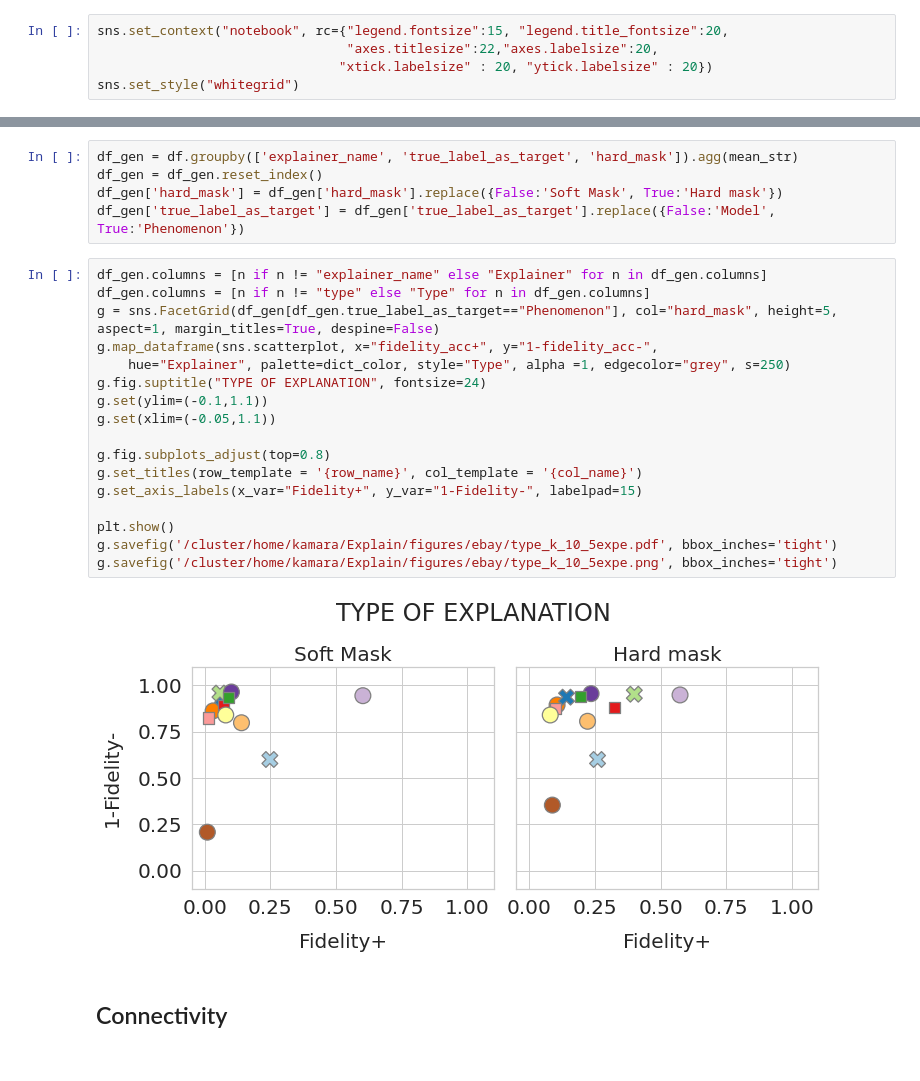
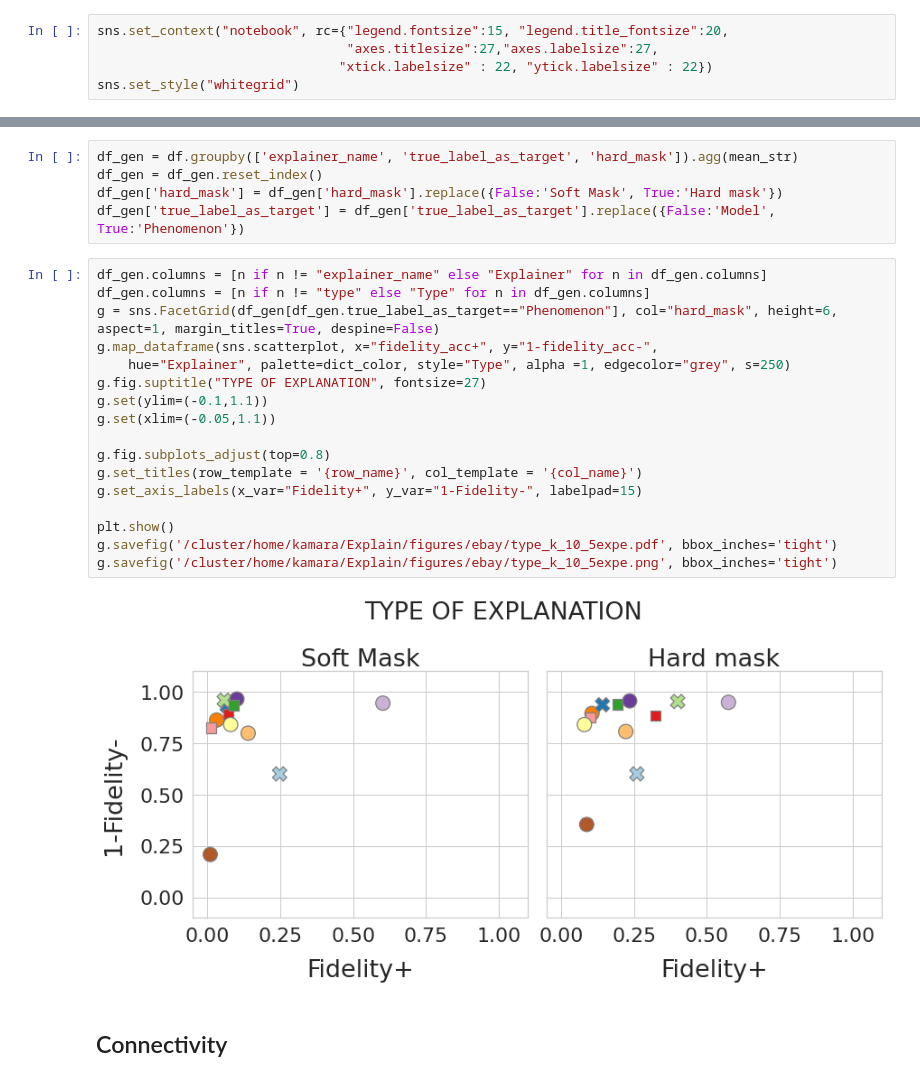
Before and after one commit to GraphFramEx/graphframex, a Jupyter notebook: notebooks/Results_eBay.ipynb, the cells around one changed output, grey strips where cells are left out. Drawn from its saved outputs; the diff is of its cells as text.

```diff
--- a/notebooks/Results_eBay.ipynb
+++ b/notebooks/Results_eBay.ipynb
@@ -91,8 +91,8 @@ dict_color = {"random":pal[0], "distance":pal[1], "pagerank":pal[2], "sa": pal[3
               "pgmexplainer":pal[9], "subgraphx": pal[10], "pgexplainer": pal[11]}
 # %%
 sns.set_context("notebook", rc={"legend.fontsize":15, "legend.title_fontsize":20,
-                                "axes.titlesize":22,"axes.labelsize":20,
-                               "xtick.labelsize" : 20, "ytick.labelsize" : 20})
+                                "axes.titlesize":27,"axes.labelsize":27,
+                               "xtick.labelsize" : 22, "ytick.labelsize" : 22})
 sns.set_style("whitegrid")
 # %%
 dir = '/cluster/home/kamara/Explain/csv/node_classification/ebay'
@@ -431,22 +419,22 @@ df_gen['true_label_as_target'] = df_gen['true_label_as_target'].replace({False:'
 # %%
 df_gen.columns = [n if n != "explainer_name" else "Explainer" for n in df_gen.columns]
 df_gen.columns = [n if n != "type" else "Type" for n in df_gen.columns]
-g = sns.FacetGrid(df_gen[df_gen.true_label_as_target=="Phenomenon"], col="hard_mask", height=5, aspect=1, margin_titles=True, despine=False)
+g = sns.FacetGrid(df_gen[df_gen.true_label_as_target=="Phenomenon"], col="hard_mask", height=6, aspect=1, margin_titles=True, despine=False)
 g.map_dataframe(sns.scatterplot, x="fidelity_acc+", y="1-fidelity_acc-",
     hue="Explainer", palette=dict_color, style="Type", alpha =1, edgecolor="grey", s=250)
-g.fig.suptitle("TYPE OF EXPLANATION", fontsize=24)
+g.fig.suptitle("TYPE OF EXPLANATION", fontsize=27)
 g.set(ylim=(-0.1,1.1))
 g.set(xlim=(-0.05,1.1))
 
 g.fig.subplots_adjust(top=0.8)
 g.set_titles(row_template = '{row_name}', col_template = '{col_name}')
 g.set_axis_labels(x_var="Fidelity+", y_var="1-Fidelity-", labelpad=15)
 
 plt.show()
 g.savefig('/cluster/home/kamara/Explain/figures/ebay/type_k_10_5expe.pdf', bbox_inches='tight')
 g.savefig('/cluster/home/kamara/Explain/figures/ebay/type_k_10_5expe.png', bbox_inches='tight')
 # %% [output]
-[figure, old version]
+[figure, new version]
 # %% [markdown]
 ## Connectivity
 # %%
```
Also changed, not shown: parts of 4 cells of this notebook, 4 other files.
